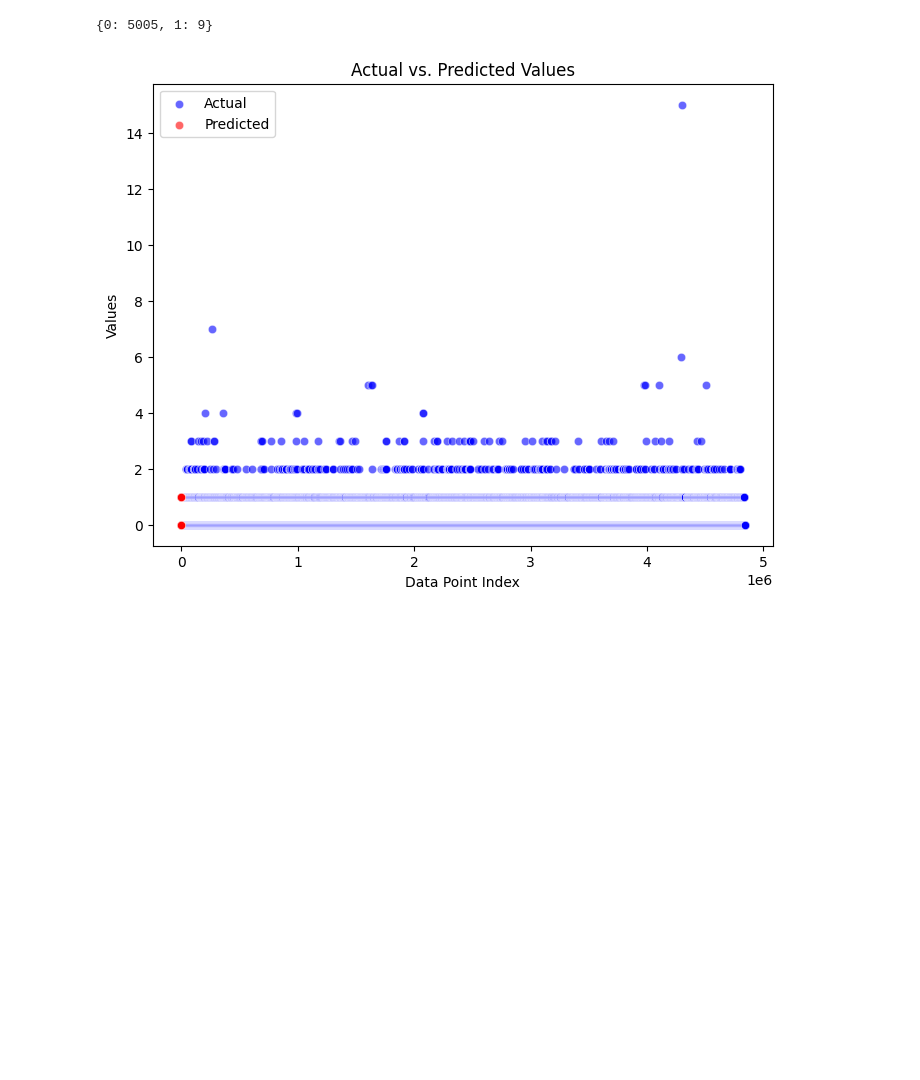
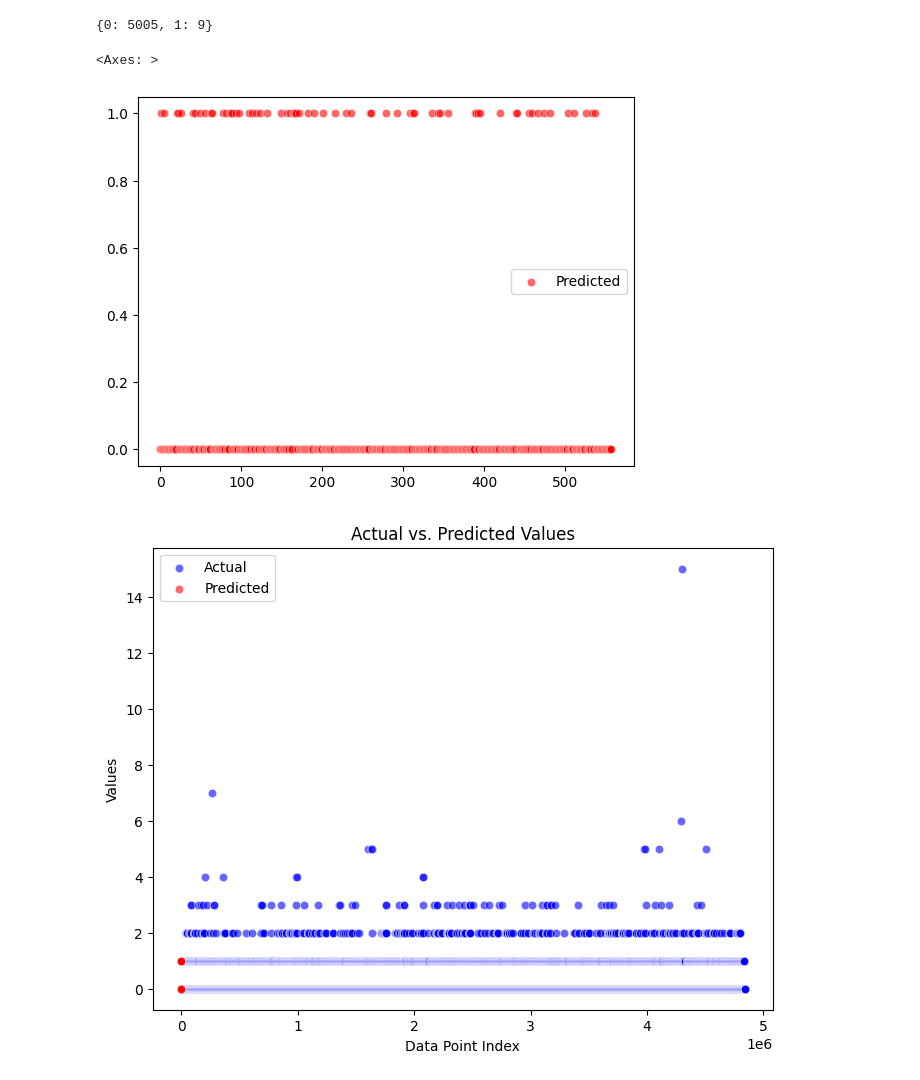
Before and after one commit to vishva2410/Spam-email-classification-SVM-, a Jupyter notebook: XG(spam_email)ver.ipynb, the cells around one changed output. Saved outputs shown, nothing was run; the diff lists cells and outputs as text; code cells hidden in the pictures; blank space fills up the shorter version.

```diff
--- a/XG(spam_email)ver.ipynb
+++ b/XG(spam_email)ver.ipynb
@@ -99,6 +99,11 @@ unique, counts = np.unique(y_train, return_counts=True)
 print(dict(zip(unique, counts)))
 # %% [output]
 {0: 5005, 1: 9}
+# %%
+sns.scatterplot(x=np.arange(len(y_pred_1d)), y=y_pred_1d, color='red', label='Predicted', alpha=0.6)
+# %% [output]
+<Axes: >
+[figure, added]
 # %%
 y_test_1d = y_test.toarray().flatten() if not isinstance(y_test, np.ndarray) else y_test.flatten()
 y_pred_1d = y_pred.flatten() if not isinstance(y_pred, np.ndarray) else y_pred.flatten()
```
